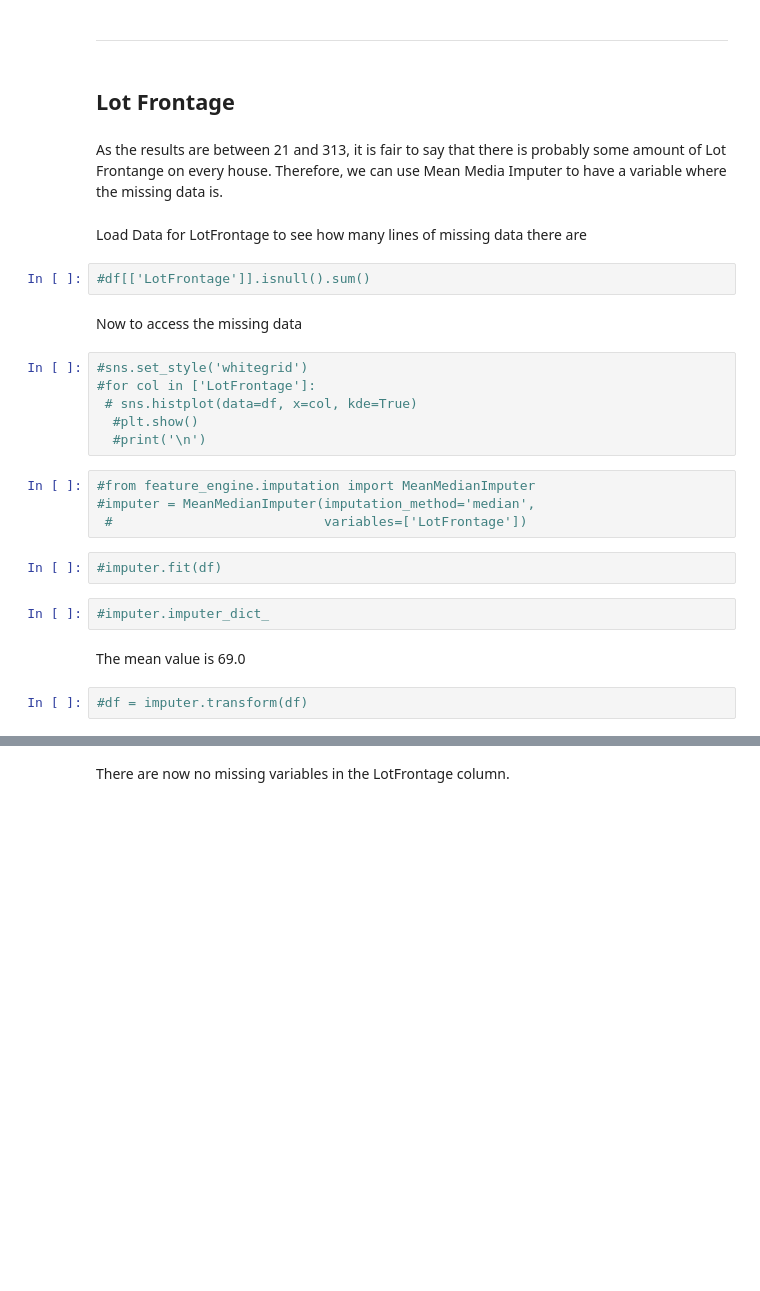
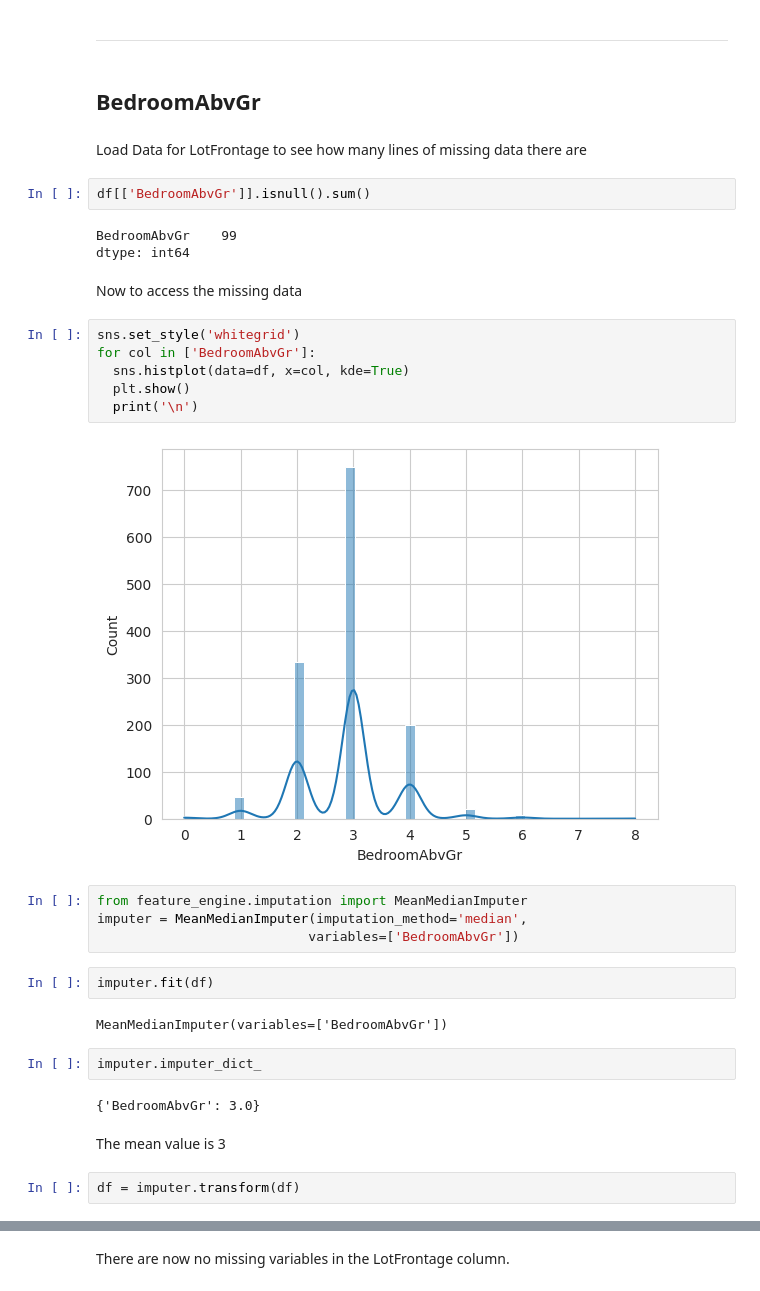
Before and after one commit to JohnStuartPhil/p5test, a Jupyter notebook: jupyter_notebooks/03 - DataCleaning.ipynb, the cells around one changed output, grey strips where cells are left out. Saved outputs shown, nothing was run; the diff lists cells and outputs as text; blank space fills up the shorter version.

Commit message:
Add to DataCleaning notebook

```diff
--- a/jupyter_notebooks/03 - DataCleaning.ipynb
+++ b/jupyter_notebooks/03 - DataCleaning.ipynb
@@ -231,31 +237,38 @@ EvaluateMissingData(df)
 # %% [markdown]
 ---
 # %% [markdown]
-## Lot Frontage
+## BedroomAbvGr
-# %% [markdown]
-As the results are between 21 and 313, it is fair to say that there is probably some amount of Lot Frontange on every house. Therefore, we can use Mean Media Imputer to have a variable where the missing data is.
 # %% [markdown]
 Load Data for LotFrontage to see how many lines of missing data there are
 # %%
-#df[['LotFrontage']].isnull().sum()
+df[['BedroomAbvGr']].isnull().sum()
+# %% [output]
+BedroomAbvGr    99
+dtype: int64
 # %% [markdown]
 Now to access the missing data
 # %%
-#sns.set_style('whitegrid')
-#for col in ['LotFrontage']:
- # sns.histplot(data=df, x=col, kde=True)
-  #plt.show()
-  #print('\n')
+sns.set_style('whitegrid')
+for col in ['BedroomAbvGr']:
+  sns.histplot(data=df, x=col, kde=True)
+  plt.show()
+  print('\n')
+# %% [output]
+[figure, added]
 # %%
-#from feature_engine.imputation import MeanMedianImputer
-#imputer = MeanMedianImputer(imputation_method='median',
- #                           variables=['LotFrontage'])
+from feature_engine.imputation import MeanMedianImputer
+imputer = MeanMedianImputer(imputation_method='median',
+                           variables=['BedroomAbvGr'])
 # %%
-#imputer.fit(df)
+imputer.fit(df)
+# %% [output]
+MeanMedianImputer(variables=['BedroomAbvGr'])
 # %%
-#imputer.imputer_dict_
+imputer.imputer_dict_
+# %% [output]
+{'BedroomAbvGr': 3.0}
 # %% [markdown]
-The mean value is 69.0
+The mean value is 3
 # %%
-#df = imputer.transform(df)
+df = imputer.transform(df)
 # %%
```
Also changed, not shown: parts of 16 cells of this notebook.
